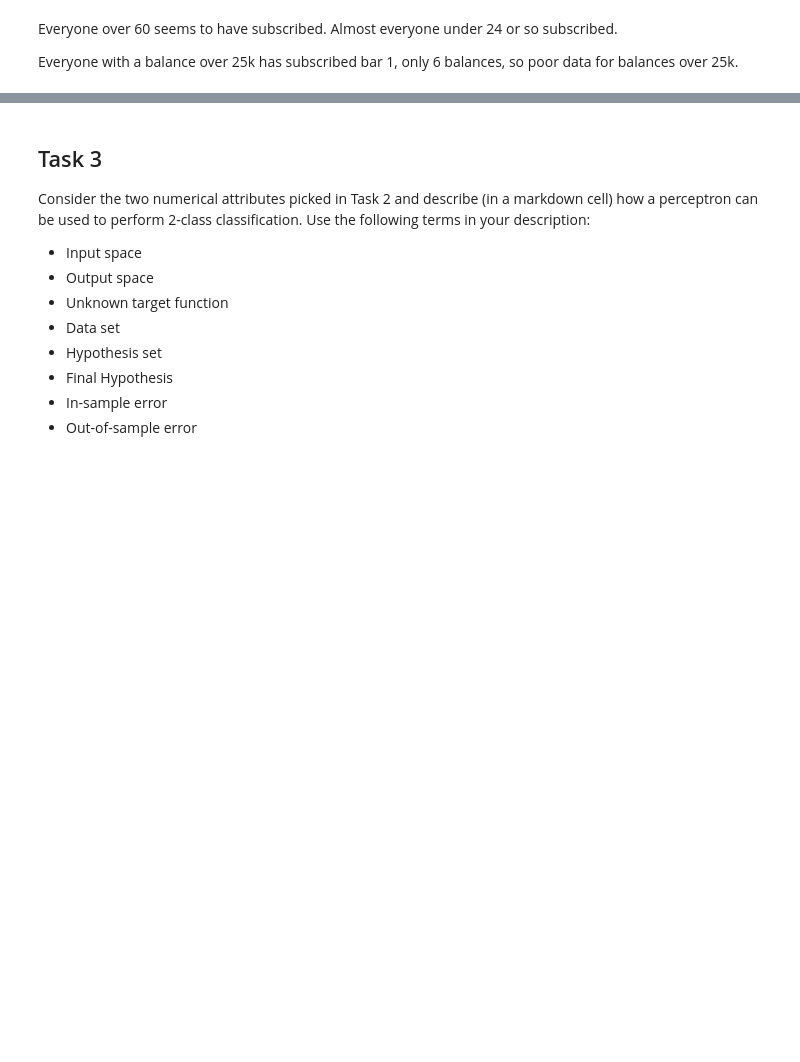
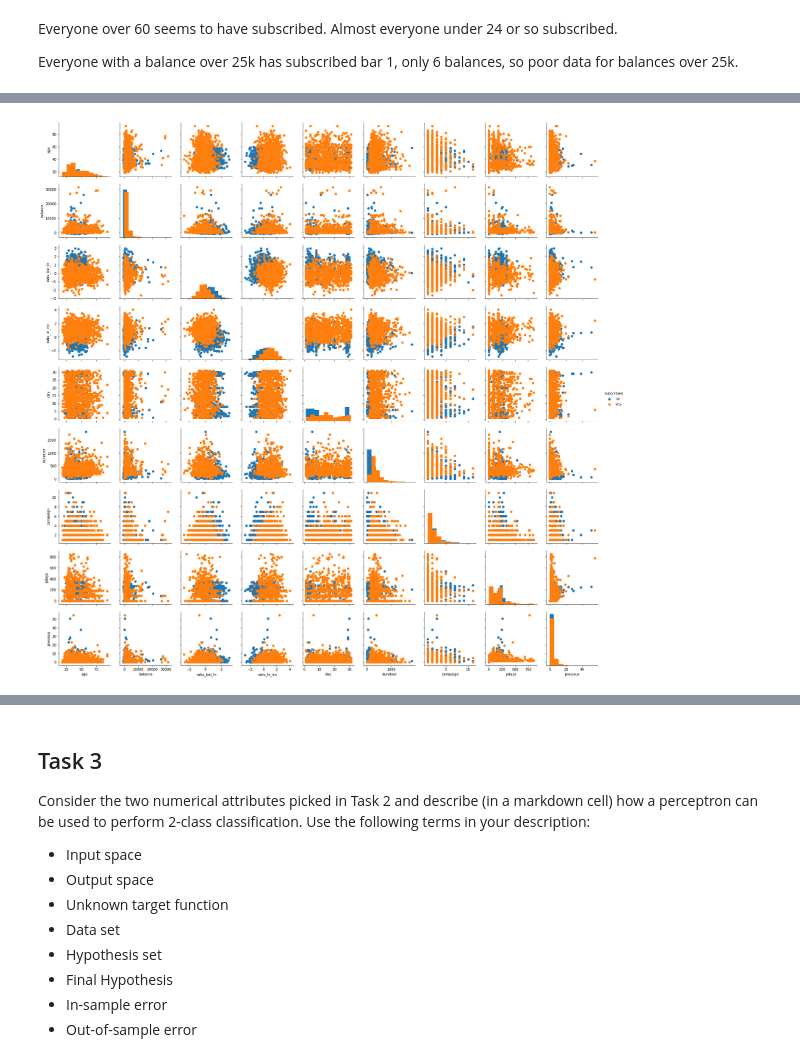
Before and after one commit to vipulpopat/MSCAI_Sem1_Etivity1, a Jupyter notebook: Etivity1.ipynb, the cells around one changed output, grey strips where cells are left out. Saved outputs shown, nothing was run; the diff lists cells and outputs as text; code cells hidden in the pictures; blank space fills up the shorter version.

```diff
--- a/Etivity1.ipynb
+++ b/Etivity1.ipynb
@@ -474,0 +452,7 @@ for x in names:
+# %%
+g = sns.PairGrid(df2, hue="subscribed")
+g.map_diag(plt.hist)
+g.map_offdiag(plt.scatter)
+g.add_legend();
+# %% [output]
+[figure, added]
```
Also changed, not shown: parts of 7 cells of this notebook.
